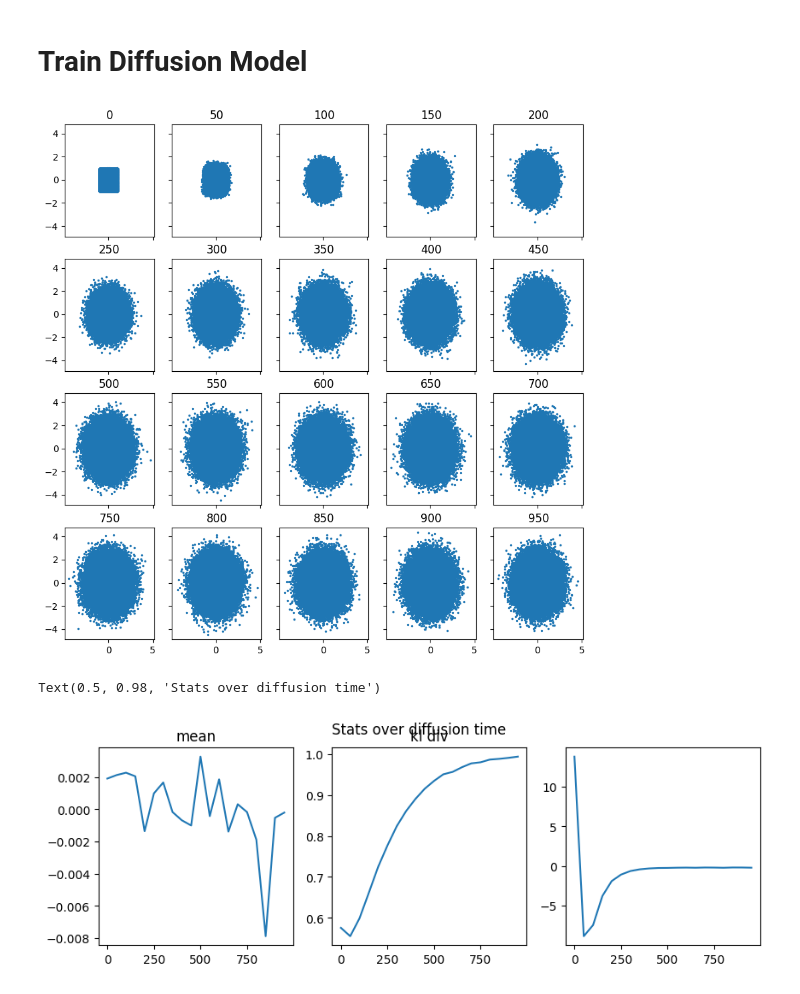
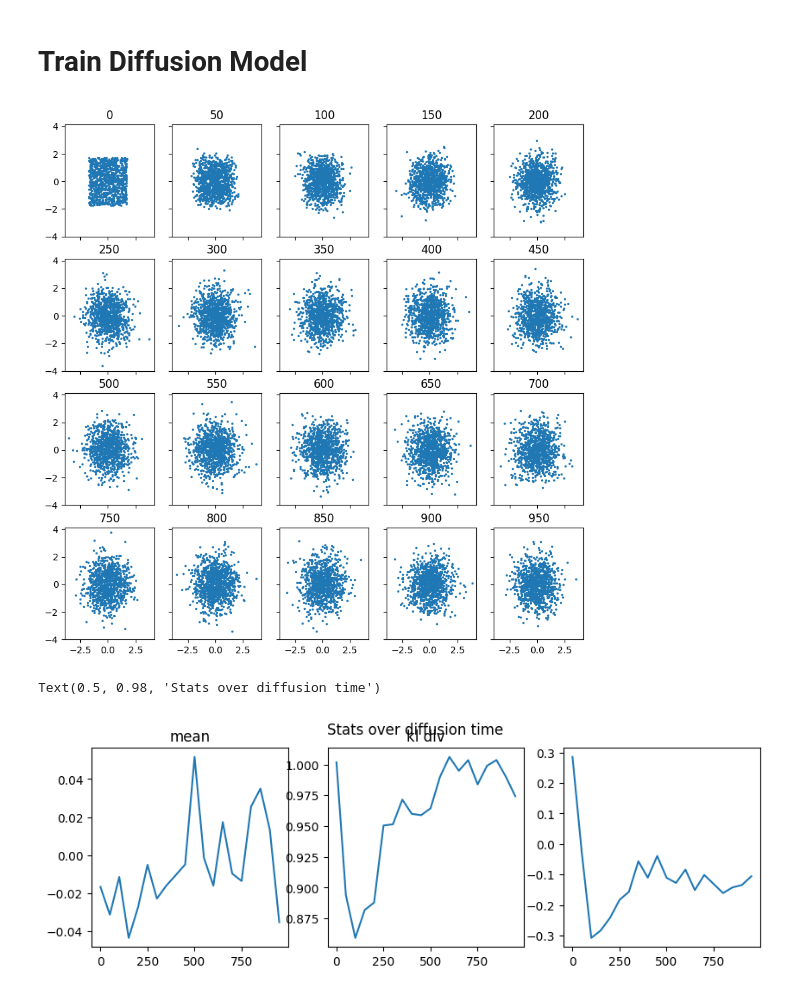
Before and after one commit to mackelab/neuralgbi_diffusion, a Jupyter notebook: guided_diffusion_two_moons.ipynb, the cells around one changed output. Drawn from its saved outputs; the diff is of its cells as text; code cells hidden in the pictures.

```diff
--- a/guided_diffusion_two_moons.ipynb
+++ b/guided_diffusion_two_moons.ipynb
@@ -54,7 +64,18 @@ def gauss_kl_divergence(
     kl_div = -np.sum(kl_div)
     return kl_div
 
-def noise_sample(sample: torch.Tensor, t: float, beta: float) -> torch.Tensor:
+def beta_t(t, beta_min=0.1, beta_max=20.0):
+    return beta_min + t * (beta_max - beta_min)
+
+def vp_schedule(x0, t, beta_min=0.1, beta_max=20.0):
+    exp_factor = np.exp(-0.5 * np.cumsum(beta_t(t, beta_min, beta_max)))
+    mean = x0 * exp_factor
+    variance = 1 - exp_factor ** 2
+    std_dev = np.sqrt(variance)
+    return mean, std_dev
+
+def noise_sample(sample: torch.Tensor, t: float, T: int, beta: float) -> torch.Tensor:
+    # mean, std = vp_schedule(sample, t / T, beta, beta)
     alpha = 1 - beta
     alpha_bar = alpha**(t + 1)
 
@@ -63,32 +89,31 @@ def noise_sample(sample: torch.Tensor, t: float, beta: float) -> torch.Tensor:
 # %%
 fig, axes = plt.subplots(ncols=5, nrows=4, figsize=(10, 10), sharex=True, sharey=True)
-beta = 0.005
-
+beta = 0.008
+T  = 1000
 mean = []
 std = []
 kl_div = []
-theta = data_train._theta
 for t, ax in enumerate(axes.flatten()):
-    x = noise_sample(theta, t*50, beta)
+    x = noise_sample(theta_val_normed, t*50, beta)
     kl_div.append(gauss_kl_divergence(x))
     mean.append(x.mean())
     std.append(x.std())
     ax.scatter(*x.T, s=2)
     ax.set_title(t * 50)
 plt.show()
 
 fig, (ax1, ax2, ax3) = plt.subplots(ncols=3, figsize=(10, 3))
 ax1.plot(np.linspace(0, 950, len(mean)), mean)
 ax1.set_title("mean")
 ax2.plot(np.linspace(0, 950, len(std)), std)
 ax2.set_title("std")
 ax3.plot(np.linspace(0, 950, len(kl_div)), kl_div)
 ax2.set_title("kl div")
 fig.suptitle("Stats over diffusion time")
 # %% [output]
-[figure, old version]
+[figure, new version]
 Text(0.5, 0.98, 'Stats over diffusion time')
-[figure, old version]
+[figure, new version]
 # %%
 diffusion_model = nn.Sequential(
     nn.Linear(3, 64),
```
Also changed, not shown: parts of 9 cells of this notebook.
